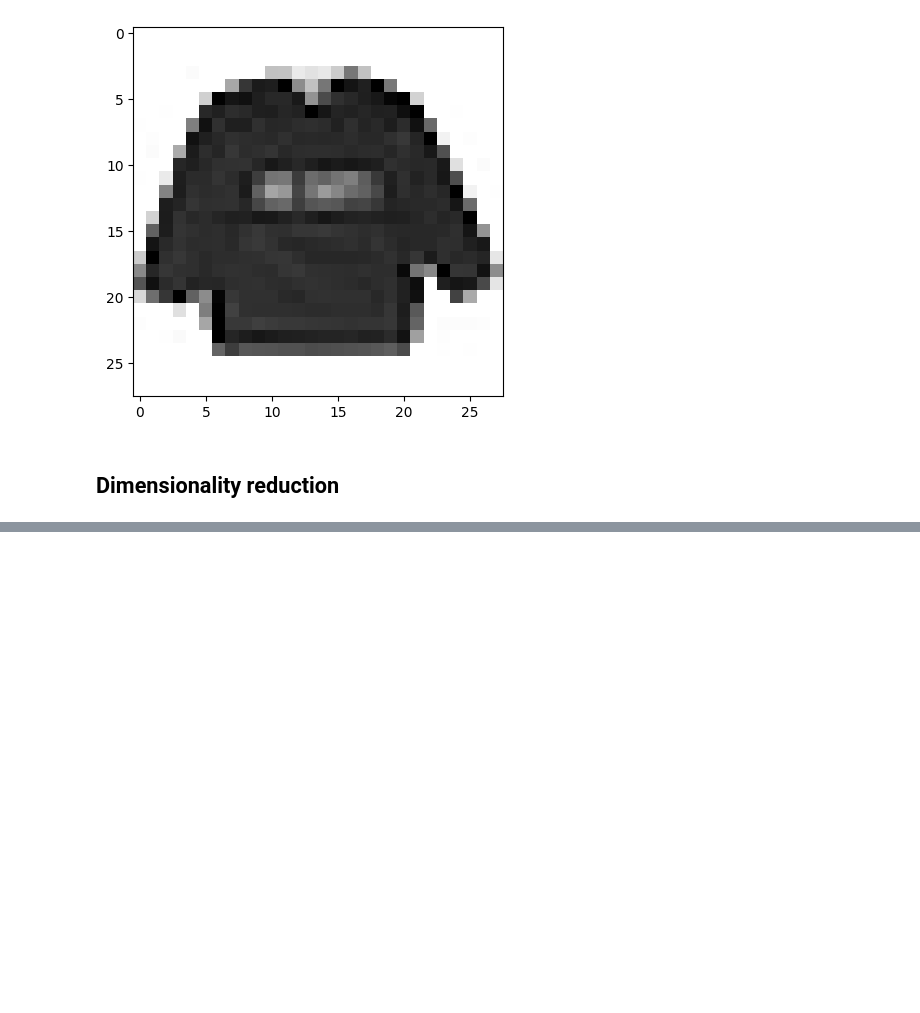
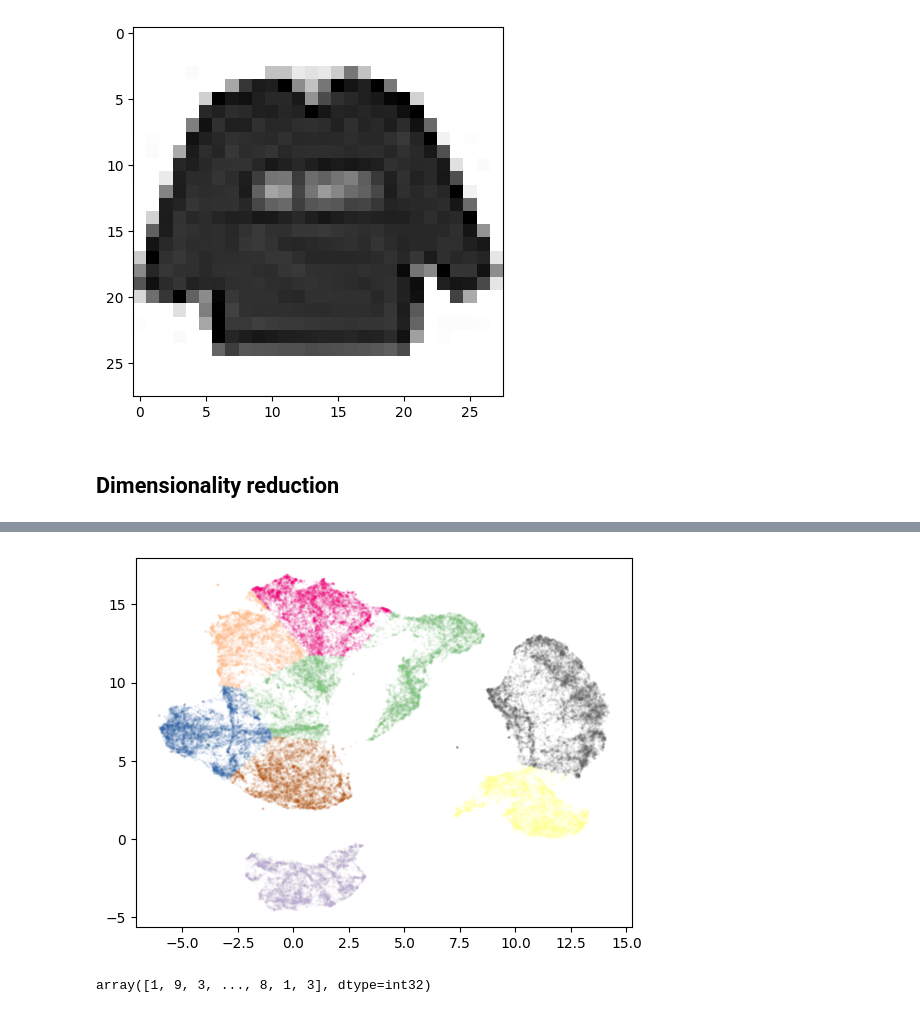
Before and after one commit to frun36/fods-fashion-mnist, a Jupyter notebook: fashion_mnist.ipynb, the cells around one changed output, grey strips where cells are left out. Cells and saved outputs as stored; diff of their text form; code cells hidden in the pictures; blank space fills up the shorter version.

```diff
--- a/fashion_mnist.ipynb
+++ b/fashion_mnist.ipynb
@@ -27,0 +124,9 @@ plot_image(df_train, 0)
+# %%
+plt.scatter(reduced_umap[:, 0], reduced_umap[:, 1], c=kmeans.labels_, cmap='Accent', s=1, alpha=0.05)
+plt.show()
+# %% [output]
+[figure, added]
+# %%
+kmeans.labels_
+# %% [output]
+array([1, 9, 3, ..., 8, 1, 3], dtype=int32)
```
Also changed, not shown: parts of 13 cells of this notebook.
